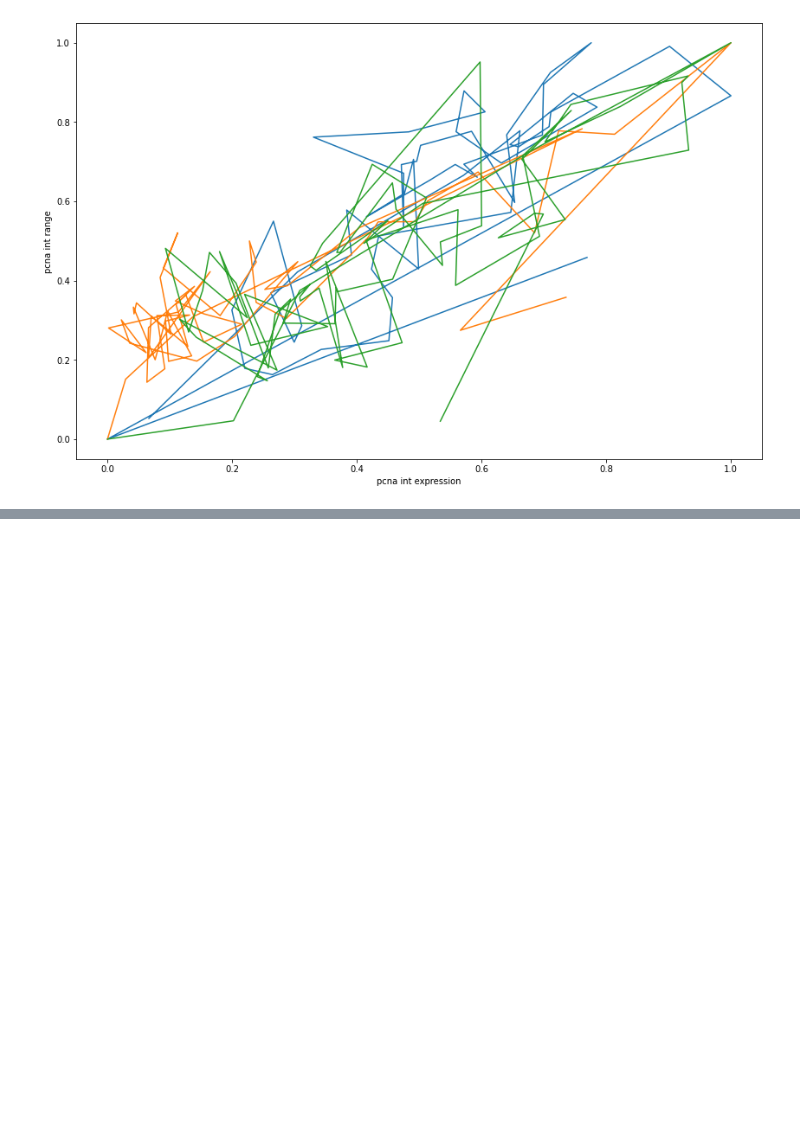
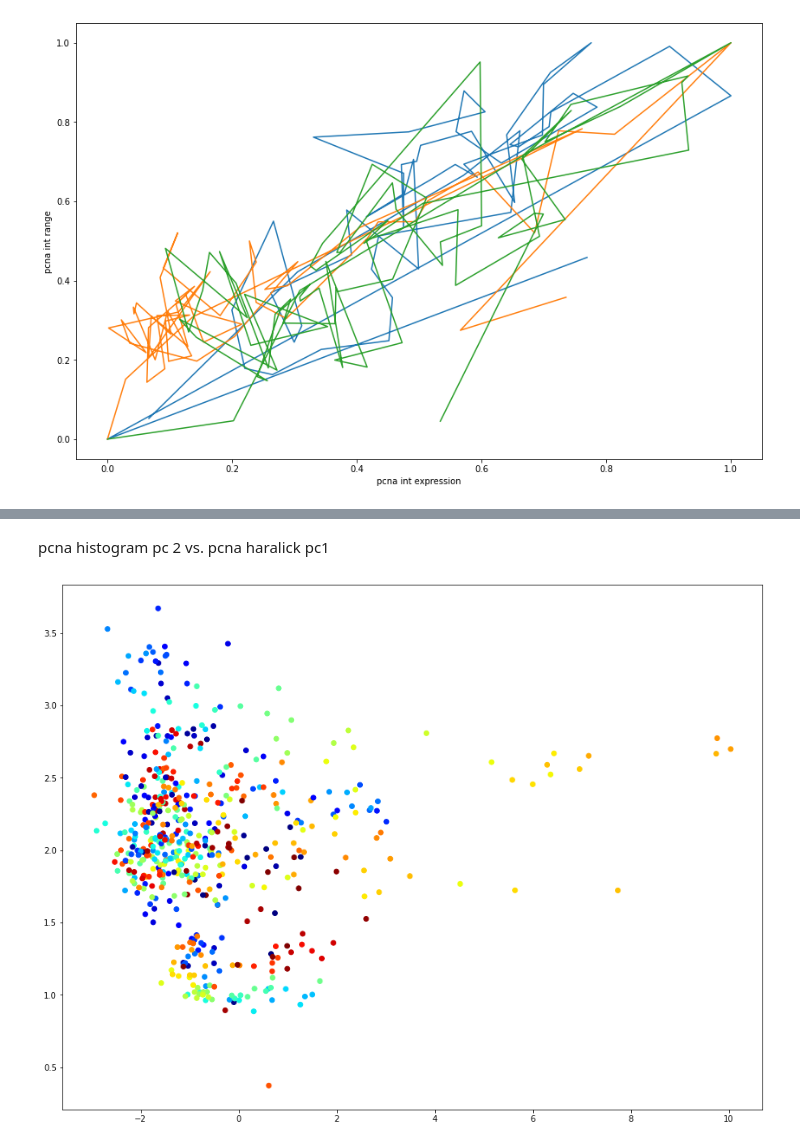
Before and after one commit to xing-lab-pitt/xing-vimentin-dic-pipeline, a Jupyter notebook: thomas_scripts/4-pcna_trajectory/analyze_results/1-ict_analysis.ipynb, the cells around one changed output, grey strips where cells are left out. Drawn from its saved outputs; the diff is of its cells as text; code cells hidden in the pictures; blank space fills up the shorter version.

```diff
--- a/thomas_scripts/4-pcna_trajectory/analyze_results/1-ict_analysis.ipynb
+++ b/thomas_scripts/4-pcna_trajectory/analyze_results/1-ict_analysis.ipynb
@@ -366,0 +421,16 @@ plt.show()
+# %% [markdown]
+pcna histogram pc 2 vs. pcna haralick pc1
+# %%
+fig = plt.figure(figsize=(12,9))
+ax = fig.add_axes([0,0,1,1])
+for sct_idx in range(len(sct_list)):
+
+    sct_pcna_hist_pc2=all_traj_pcna_hist_pc2[sct_idx]
+    sct_pcna_hara_pc1=all_traj_pcna_hara_pc1[sct_idx]
+
+    dot_color=np.arange(len(sct_pcna_hist_pc2))
+    cm=plt.cm.get_cmap('jet')
+    sc=ax.scatter(sct_pcna_hist_pc2,sct_pcna_hara_pc1,c=dot_color,cmap=cm)
+    # ax.scatter(sct_pcna_hist_pc1,sct_pcna_hara_pc1,s=0.1)
+# %% [output]
+[figure, added]
```
Also changed, not shown: parts of 10 cells of this notebook, 11 other files.
